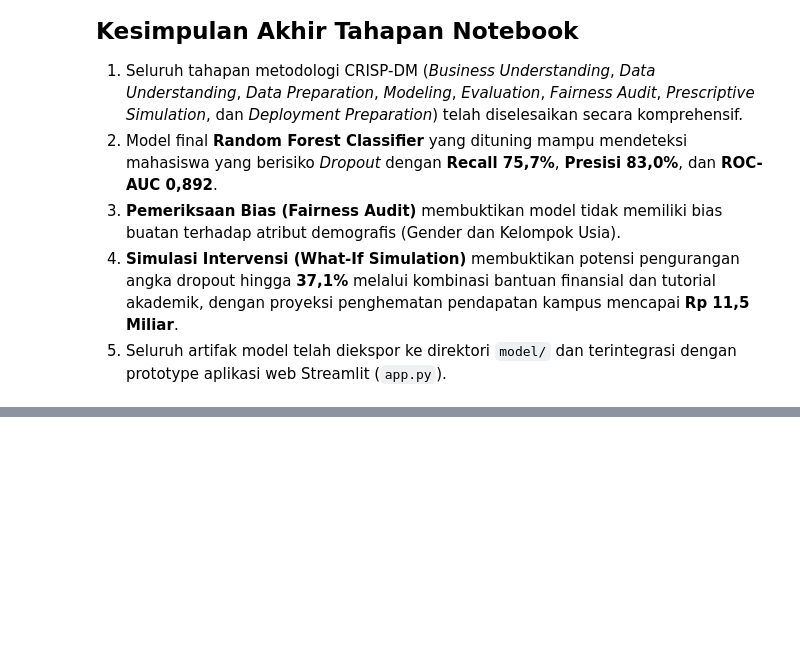
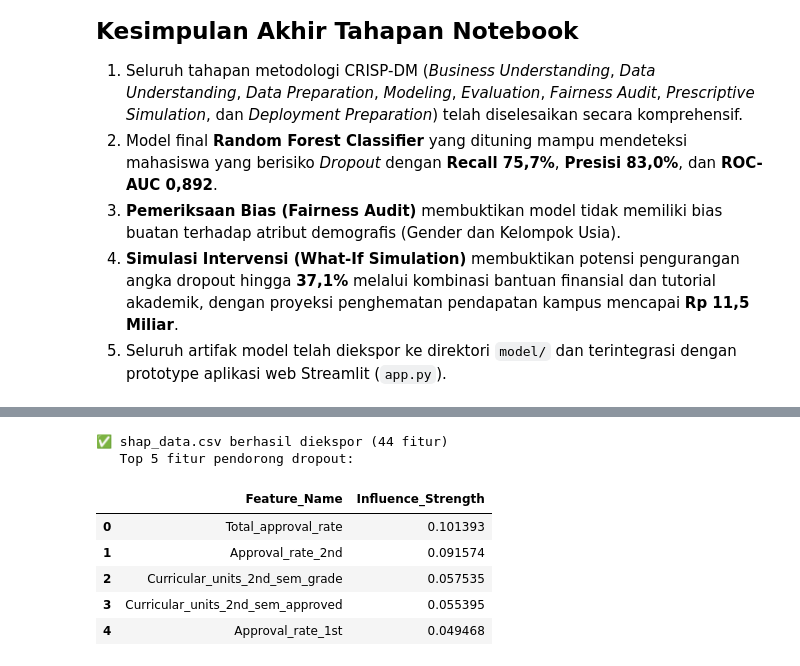
Before and after one commit to dawooodd/Penerapan-Data-Science-2, a Jupyter notebook: notebook.ipynb, the cells around one changed output, grey strips where cells are left out. Saved outputs shown, nothing was run; the diff lists cells and outputs as text; code cells hidden in the pictures; blank space fills up the shorter version.

```diff
--- a/notebook.ipynb
+++ b/notebook.ipynb
@@ -1158,0 +1223,26 @@ Verifikasi sukses! Contoh prediksi 5 data uji: ['Graduate', 'Graduate', 'Dropout
+# %%
+# ============================================================
+# 9.2 TASK 2: Export SHAP/Feature Importance Data (shap_data.csv)
+# ============================================================
+
+# Menggunakan feature_importance_df yang sudah tersedia dari Cell sebelumnya
+# (variabel dari Section 5.4: Feature Importance & SHAP Values)
+
+shap_export_df = feature_importance_df[['Feature', 'Importance']].copy()
+shap_export_df.columns = ['Feature_Name', 'Influence_Strength']
+shap_export_df = shap_export_df.sort_values('Influence_Strength', ascending=False).reset_index(drop=True)
+
+# Ekspor ke CSV
+shap_export_df.to_csv('shap_data.csv', index=False, encoding='utf-8-sig')
+print(f"✅ shap_data.csv berhasil diekspor ({shap_export_df.shape[0]} fitur)")
+print(f"   Top 5 fitur pendorong dropout:")
+shap_export_df.head()
+# %% [output]
+✅ shap_data.csv berhasil diekspor (44 fitur)
+   Top 5 fitur pendorong dropout:
+|  | Feature_Name | Influence_Strength |
+| 0 | Total_approval_rate | 0.101393 |
+| 1 | Approval_rate_2nd | 0.091574 |
+| 2 | Curricular_units_2nd_sem_grade | 0.057535 |
+| 3 | Curricular_units_2nd_sem_approved | 0.055395 |
+| 4 | Approval_rate_1st | 0.049468 |
```
Also changed, not shown: parts of 5 cells of this notebook, 5 other files.
